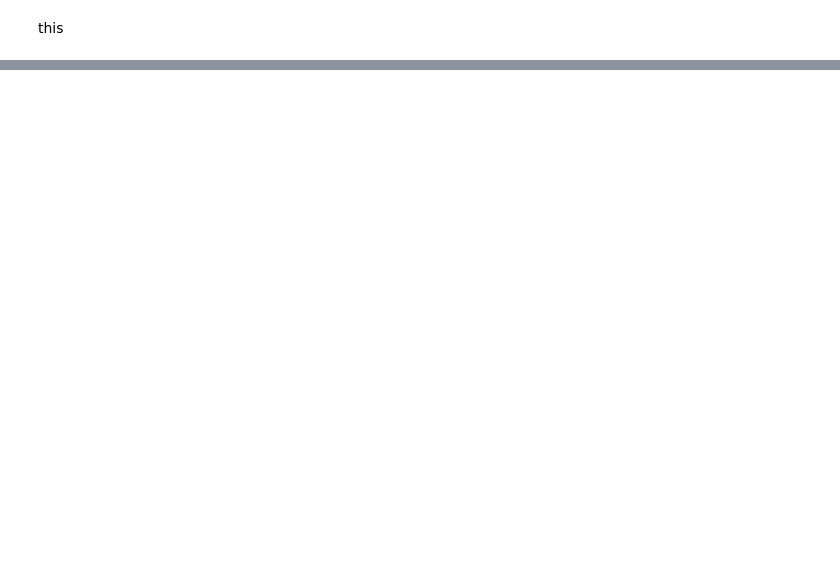
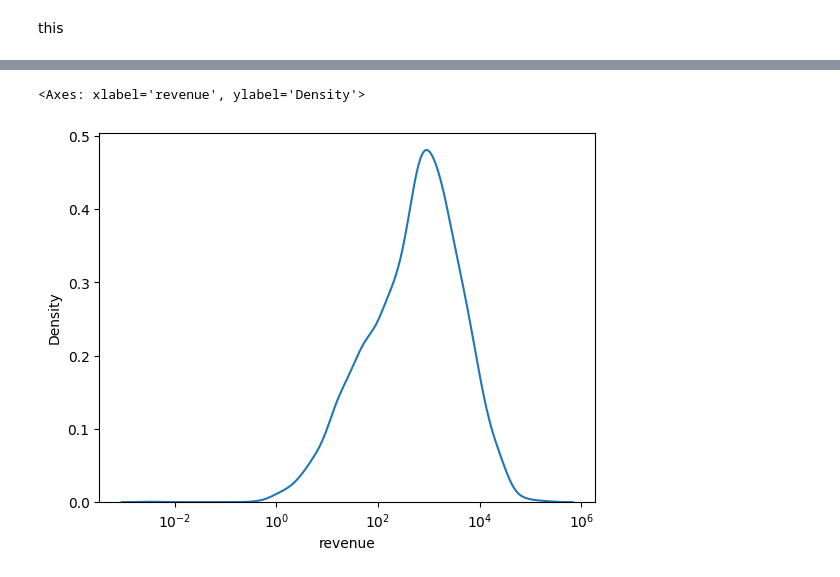
Before and after one commit to gts0025/python_projects, a Jupyter notebook: AI and data/online+retail/retail_data_analysis.ipynb, the cells around one changed output, grey strips where cells are left out. Saved outputs shown, nothing was run; the diff lists cells and outputs as text; code cells hidden in the pictures; blank space fills up the shorter version.

```diff
--- a/AI and data/online+retail/retail_data_analysis.ipynb
+++ b/AI and data/online+retail/retail_data_analysis.ipynb
@@ -12,0 +116,6 @@ this
+# %%
+positive = most_revenue[most_revenue > 0]
+sns.kdeplot(positive[1:],log_scale = True)
+# %% [output]
+<Axes: xlabel='revenue', ylabel='Density'>
+[figure, added]
```
Also changed, not shown: parts of 12 cells of this notebook, 4 other files.
